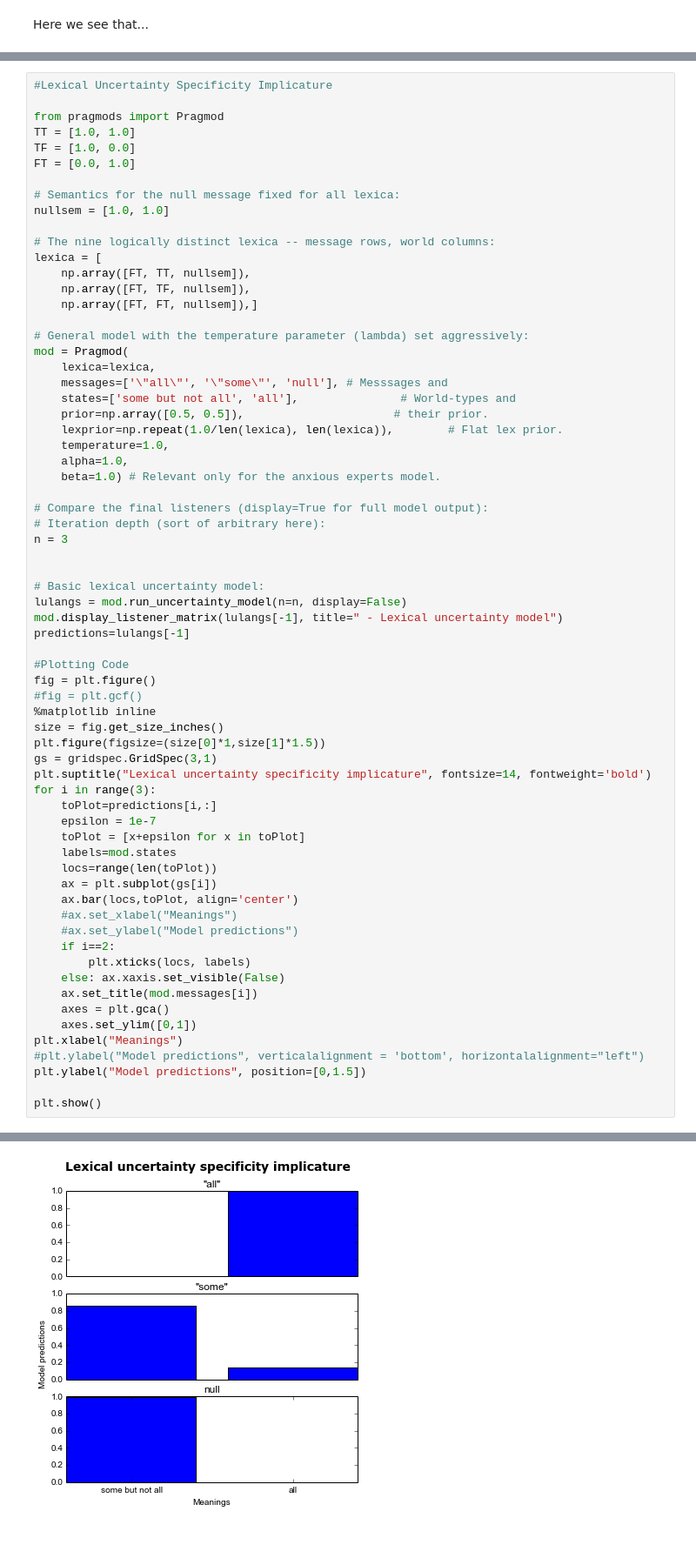
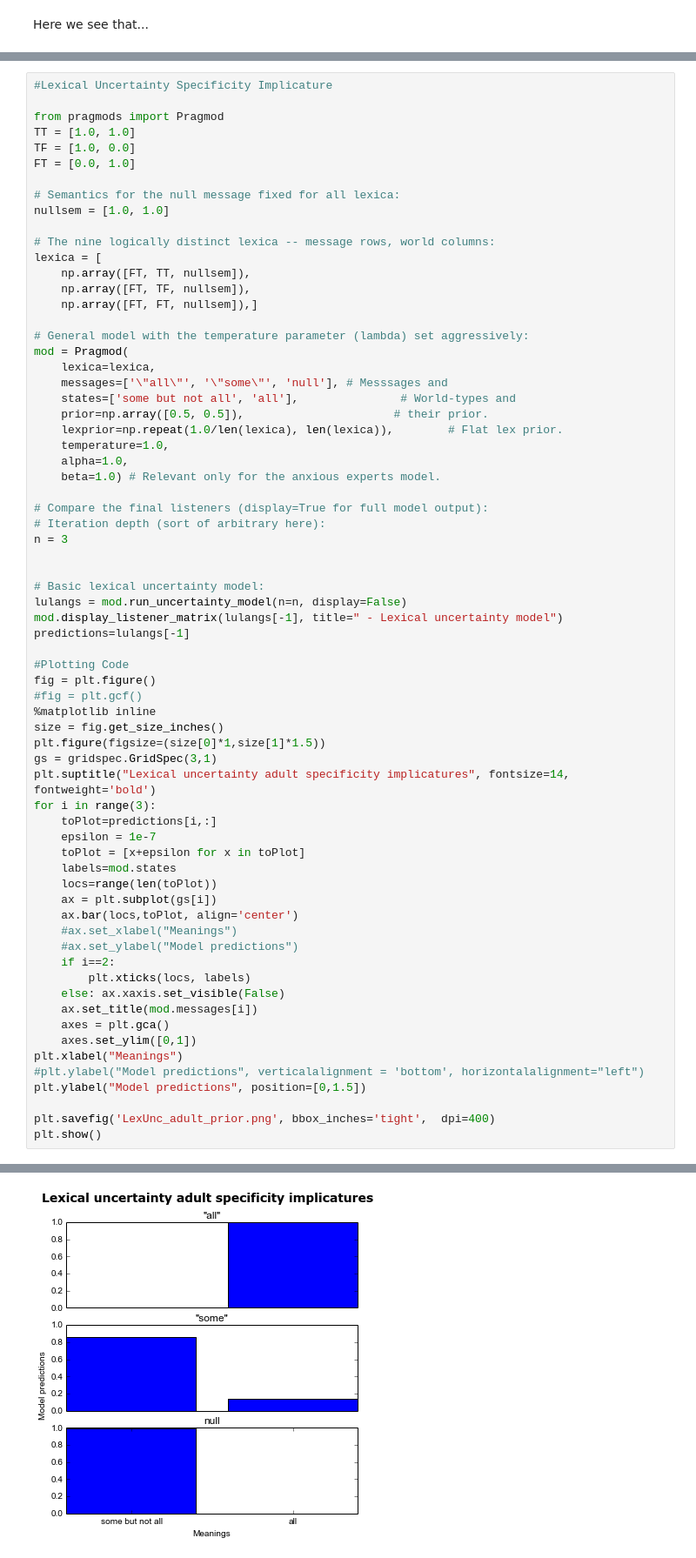
Before and after one commit to Epist/EpistemicPragmatics, a Jupyter notebook: Examples for paper.ipynb, the cells around one changed output, grey strips where cells are left out. Shown at 87% size. Drawn from its saved outputs; the diff is of its cells as text.

Commit message:
Added saving of plots and added Potts' pypragmods to the repo

```diff
--- a/Examples for paper.ipynb
+++ b/Examples for paper.ipynb
@@ -523,36 +530,37 @@ fig = plt.figure()
 size = fig.get_size_inches()
 plt.figure(figsize=(size[0]*1,size[1]*1.5))
 gs = gridspec.GridSpec(3,1)
-plt.suptitle("Lexical uncertainty specificity implicature", fontsize=14, fontweight='bold')
+plt.suptitle("Lexical uncertainty adult specificity implicatures", fontsize=14, fontweight='bold')
 for i in range(3):
     toPlot=predictions[i,:]
     epsilon = 1e-7
     toPlot = [x+epsilon for x in toPlot]
     labels=mod.states
     locs=range(len(toPlot))
     ax = plt.subplot(gs[i])
     ax.bar(locs,toPlot, align='center')
     #ax.set_xlabel("Meanings")
     #ax.set_ylabel("Model predictions")
     if i==2:
         plt.xticks(locs, labels)
     else: ax.xaxis.set_visible(False)
     ax.set_title(mod.messages[i])
     axes = plt.gca()
     axes.set_ylim([0,1])
 plt.xlabel("Meanings")
 #plt.ylabel("Model predictions", verticalalignment = 'bottom', horizontalalignment="left")
 plt.ylabel("Model predictions", position=[0,1.5])
 
+plt.savefig('LexUnc_adult_prior.png', bbox_inches='tight',  dpi=400)
 plt.show()
 # %% [output]
 --------------------------------------------
 L - Lexical uncertainty model
           some but not all               all
    "all"               0.0               1.0
   "some"             0.863             0.137
     null            0.9973            0.0027
-[figure, old version]
+[figure, new version]
 # %%
 #Lexical Uncertainty Specificity Implicature
 
```
Also changed, not shown: parts of 7 cells of this notebook, 56 other files.
